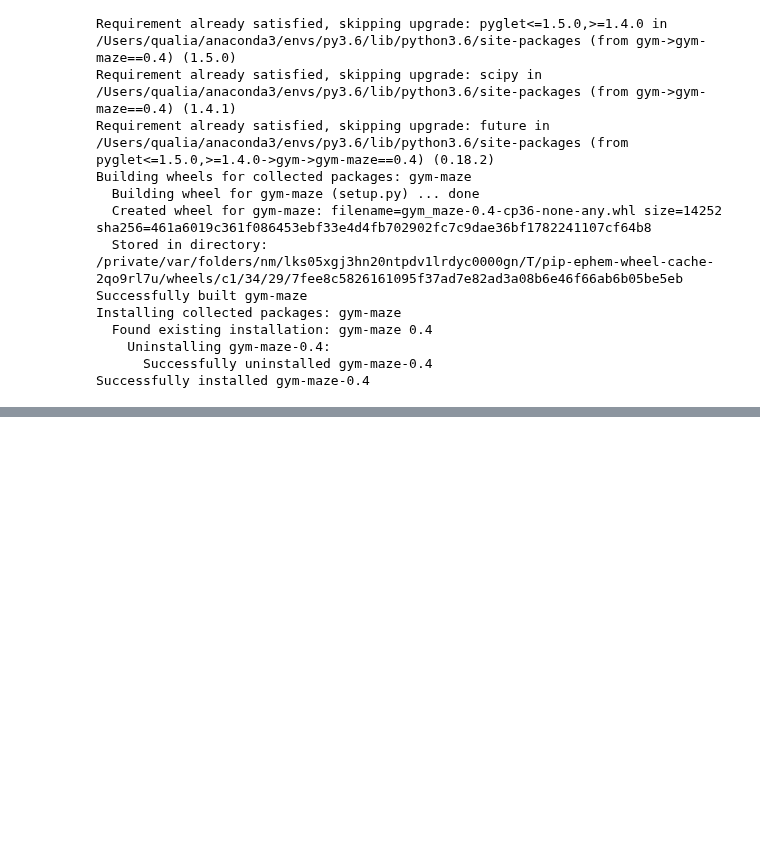
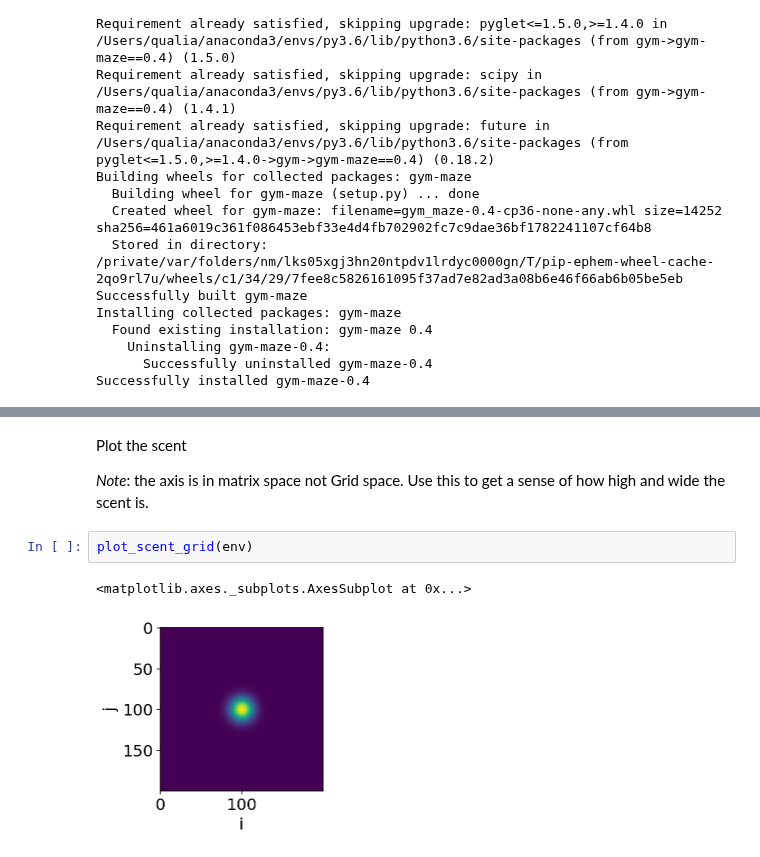
Before and after one commit to parenthetical-e/explorations-book, a Jupyter notebook: book/sniff!.ipynb, the cells around one changed output, grey strips where cells are left out. Drawn from its saved outputs; the diff is of its cells as text; blank space fills up the shorter version.

```diff
--- a/book/sniff!.ipynb
+++ b/book/sniff!.ipynb
@@ -117,0 +165,9 @@ TypeError: argument 1 must be str, not TimeLimit
+# %% [markdown]
+Plot the scent
+
+_Note_: the axis is in matrix space not Grid space. Use this to get a sense of how high and wide the scent is.
+# %%
+plot_scent_grid(env)
+# %% [output]
+<matplotlib.axes._subplots.AxesSubplot at 0x...>
+[figure, added]
```
Also changed, not shown: parts of 50 cells of this notebook.
